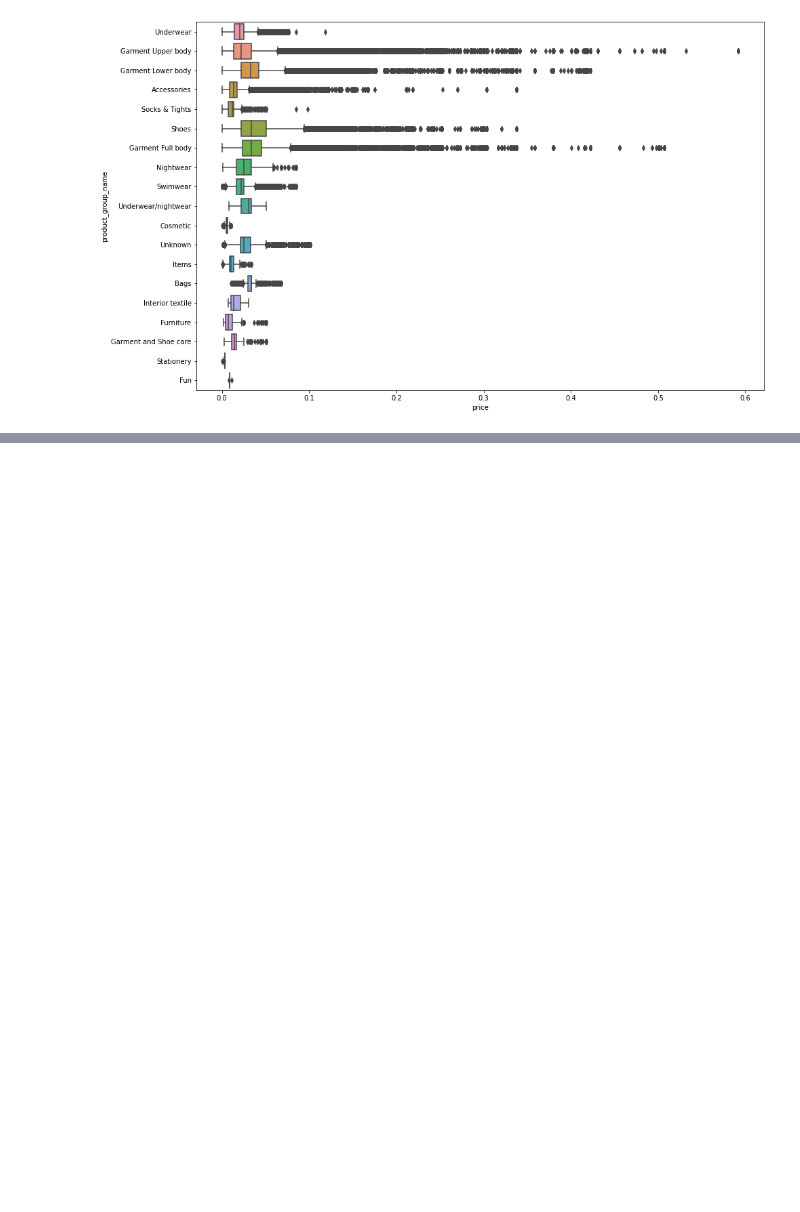
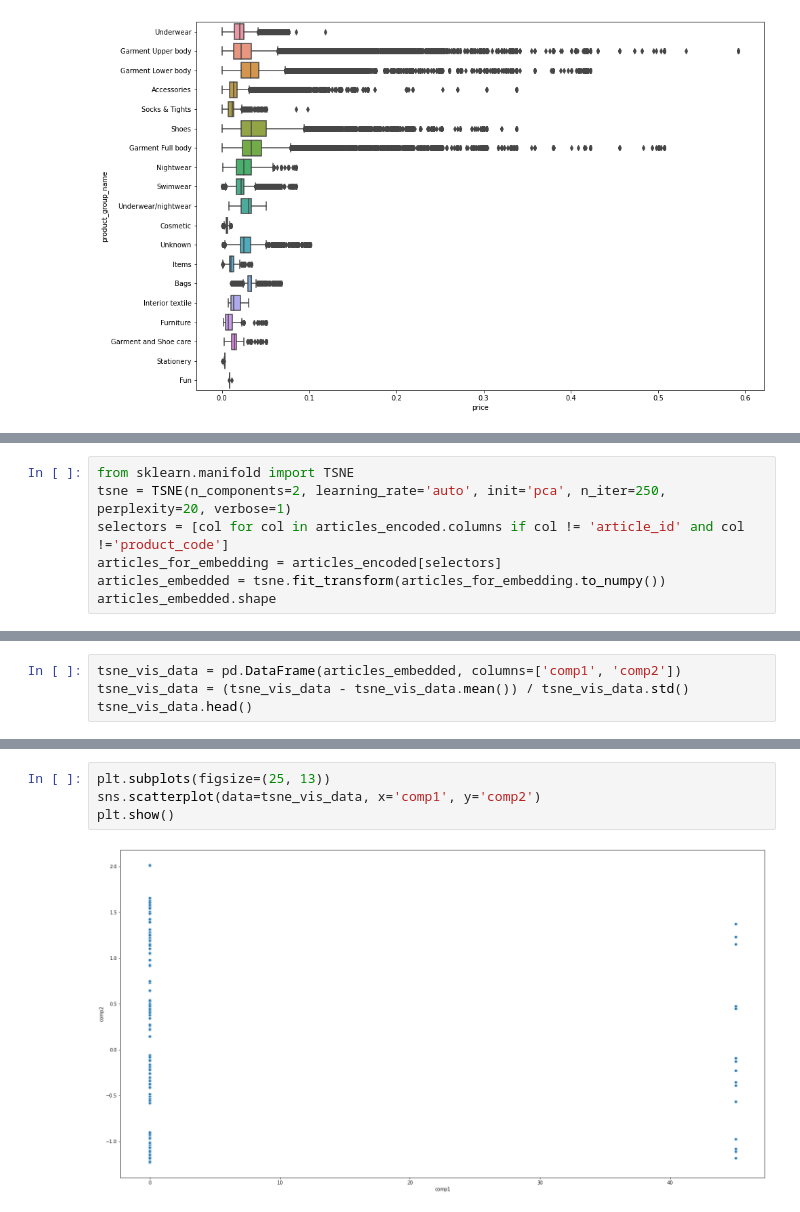
Before and after one commit to bswaika/kaggle_hm_recommender_competition, a Jupyter notebook: kaggle_hm_eda.ipynb, the cells around one changed output, grey strips where cells are left out. Cells and saved outputs as stored; diff of their text form; blank space fills up the shorter version.

Commit message:
Updated TSNE

```diff
--- a/kaggle_hm_eda.ipynb
+++ b/kaggle_hm_eda.ipynb
@@ -499,0 +505,7 @@ plt.show()
+# %%
+from sklearn.manifold import TSNE
+tsne = TSNE(n_components=2, learning_rate='auto', init='pca', n_iter=250, perplexity=20, verbose=1)
+selectors = [col for col in articles_encoded.columns if col != 'article_id' and col !='product_code']
+articles_for_embedding = articles_encoded[selectors]
+articles_embedded = tsne.fit_transform(articles_for_embedding.to_numpy())
+articles_embedded.shape
@@ -499,0 +533,4 @@ plt.show()
+# %%
+tsne_vis_data = pd.DataFrame(articles_embedded, columns=['comp1', 'comp2'])
+tsne_vis_data = (tsne_vis_data - tsne_vis_data.mean()) / tsne_vis_data.std()
+tsne_vis_data.head()
@@ -499,0 +544,6 @@ plt.show()
+# %%
+plt.subplots(figsize=(25, 13))
+sns.scatterplot(data=tsne_vis_data, x='comp1', y='comp2')
+plt.show()
+# %% [output]
+[figure, added]
```
Also changed, not shown: parts of 4 cells of this notebook.
